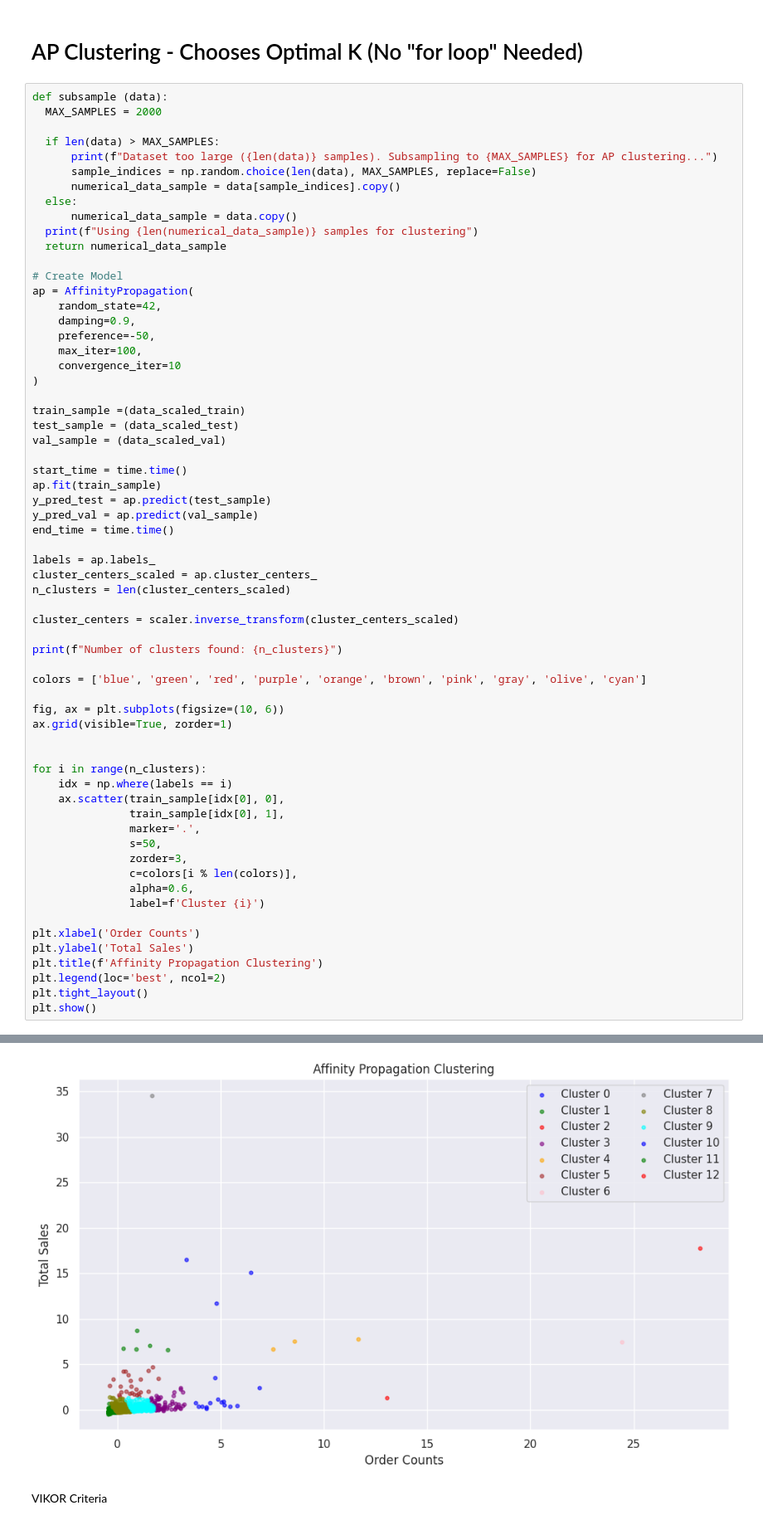
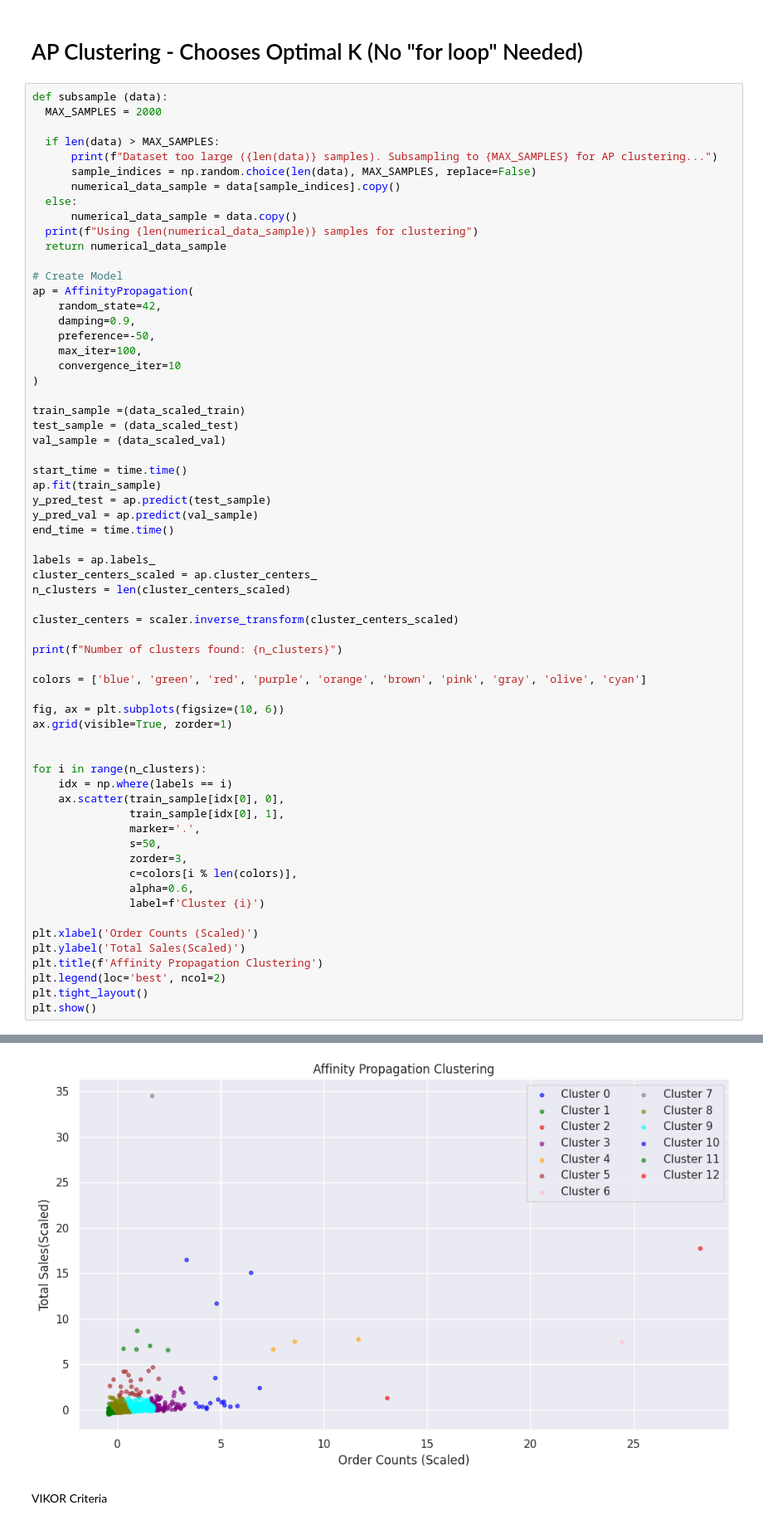
Before and after one commit to ClaireBurcik/DS-340W-Project, a Jupyter notebook: RFM_KMeans_22_07_2023_(1)_(1).ipynb, the cells around one changed output, grey strips where cells are left out. Shown: that part at 83% size. Drawn from its saved outputs; the diff is of its cells as text.

```diff
--- a/RFM_KMeans_22_07_2023_(1)_(1).ipynb
+++ b/RFM_KMeans_22_07_2023_(1)_(1).ipynb
@@ -583,36 +508,36 @@ labels = ap.labels_
 cluster_centers_scaled = ap.cluster_centers_
 n_clusters = len(cluster_centers_scaled)
 
 cluster_centers = scaler.inverse_transform(cluster_centers_scaled)
 
 print(f"Number of clusters found: {n_clusters}")
 
 colors = ['blue', 'green', 'red', 'purple', 'orange', 'brown', 'pink', 'gray', 'olive', 'cyan']
 
 fig, ax = plt.subplots(figsize=(10, 6))
 ax.grid(visible=True, zorder=1)
 
 
 for i in range(n_clusters):
     idx = np.where(labels == i)
     ax.scatter(train_sample[idx[0], 0],
                train_sample[idx[0], 1],
                marker='.',
                s=50,
                zorder=3,
                c=colors[i % len(colors)],
                alpha=0.6,
                label=f'Cluster {i}')
 
-plt.xlabel('Order Counts')
-plt.ylabel('Total Sales')
+plt.xlabel('Order Counts (Scaled)')
+plt.ylabel('Total Sales(Scaled)')
 plt.title(f'Affinity Propagation Clustering')
 plt.legend(loc='best', ncol=2)
 plt.tight_layout()
 plt.show()
 # %% [output]
 Number of clusters found: 13
-[figure, old version]
+[figure, new version]
 # %% [markdown]
 VIKOR Criteria
 # %%
```
Also changed, not shown: parts of 20 cells of this notebook.
